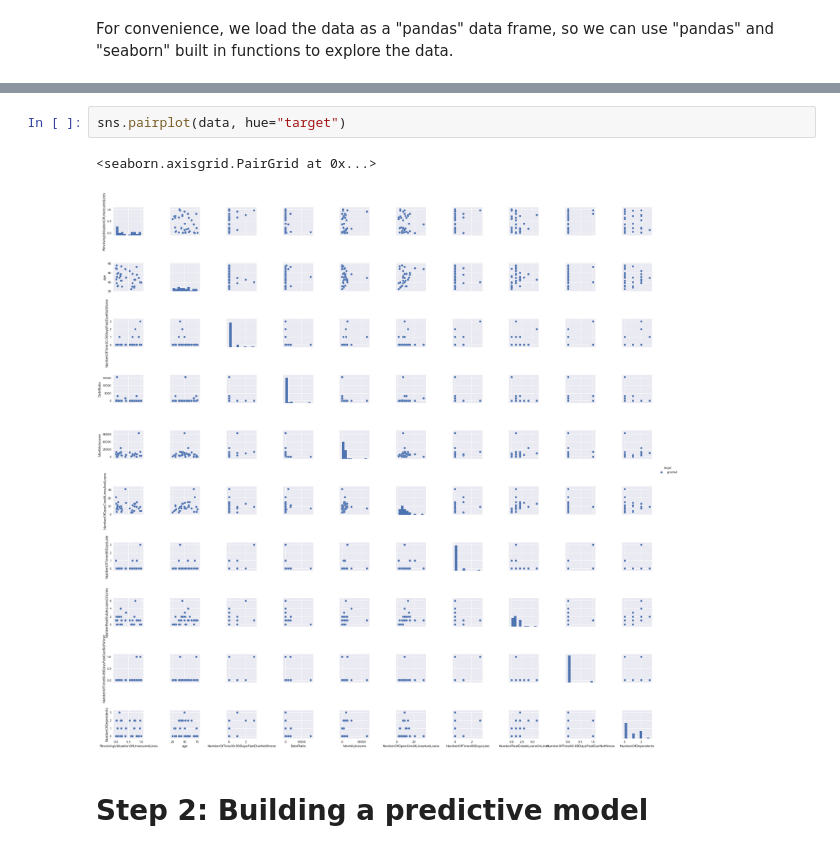
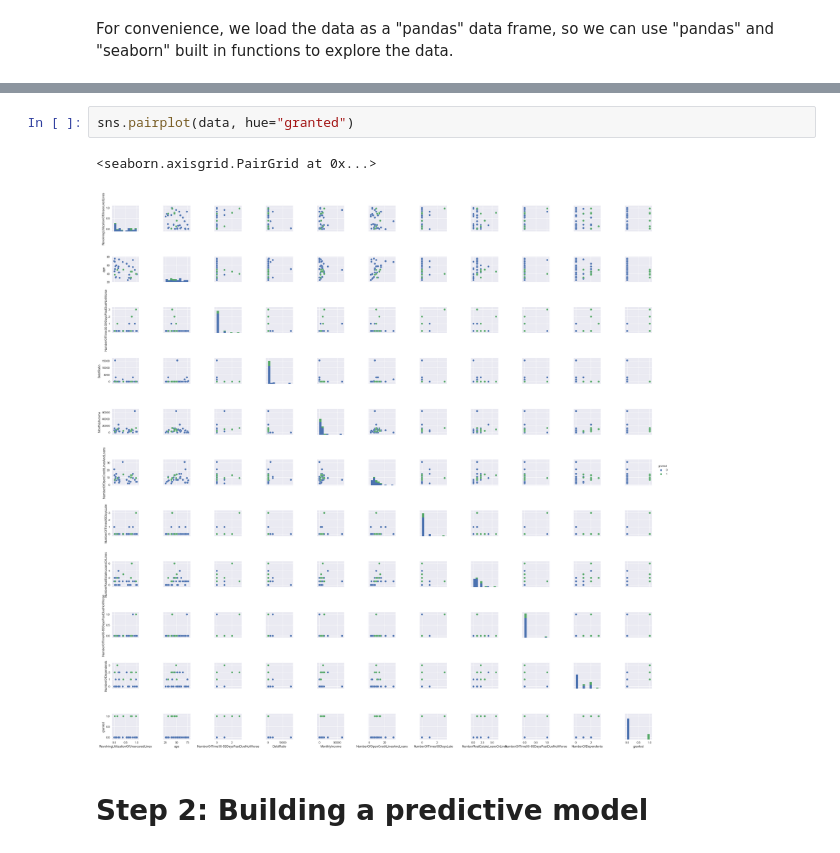
Before and after one commit to Didayolo/credit, a Jupyter notebook: starting_kit/README.ipynb, the cells around one changed output, grey strips where cells are left out. Drawn from its saved outputs; the diff is of its cells as text.

```diff
--- a/starting_kit/README.ipynb
+++ b/starting_kit/README.ipynb
@@ -69,8 +69,8 @@ data.hist(figsize=(30, 30), bins=50, layout=(10, 3));
 # %%
-sns.pairplot(data, hue="target")
+sns.pairplot(data, hue="granted")
 # %% [output]
 <seaborn.axisgrid.PairGrid at 0x...>
-[figure, old version]
+[figure, new version]
 # %% [markdown]
 # Step 2: Building a predictive model
 # %% [markdown]
```
Also changed, not shown: parts of 10 cells of this notebook, 28 other files.
